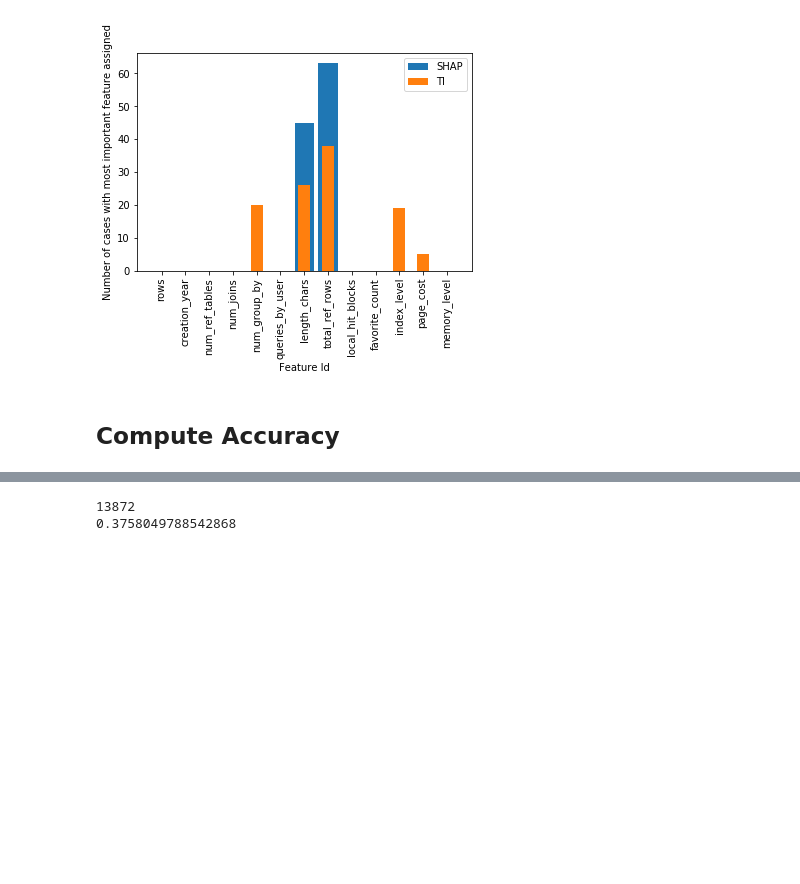
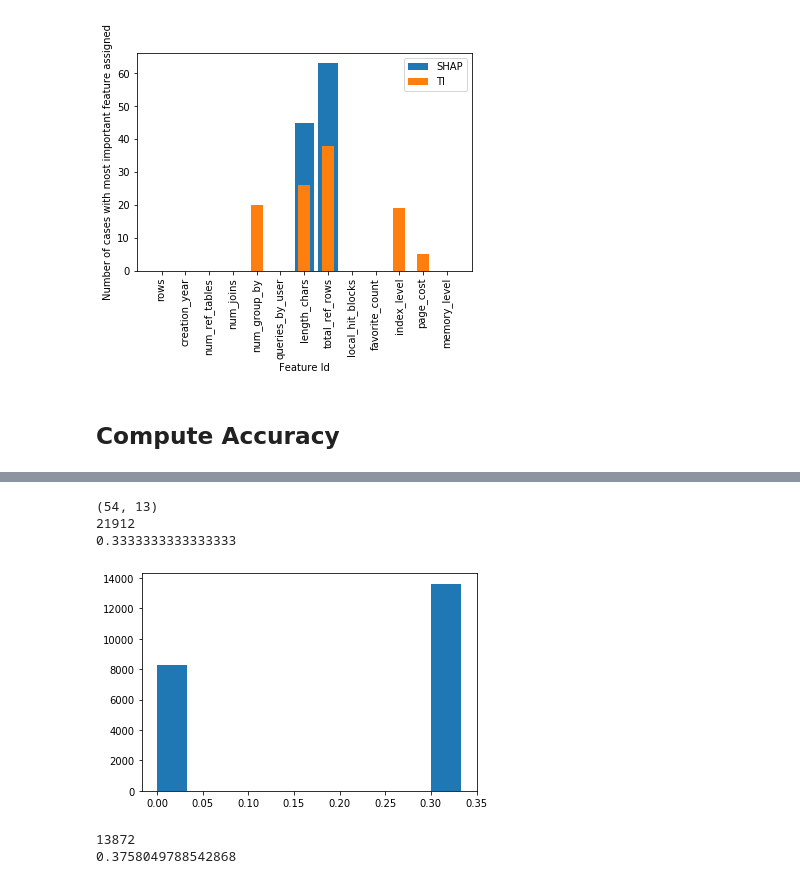
Before and after one commit to sharmapulkit/TreeInterpretability_AnomalyExplanation, a Jupyter notebook: shap/notebooks/Analyse_PostgreSQL.ipynb, the cells around one changed output, grey strips where cells are left out. Saved outputs shown, nothing was run; the diff lists cells and outputs as text; code cells hidden in the pictures; blank space fills up the shorter version.

```diff
--- a/shap/notebooks/Analyse_PostgreSQL.ipynb
+++ b/shap/notebooks/Analyse_PostgreSQL.ipynb
@@ -741,3 +995,15 @@ FileNotFoundError: [Errno 2] File ./../../../garage/diffInterpretations_template
+# %%
+print(len(scores))
+scores = np.array(scores)
+# score_hist = np.hist(scores)
+print(np.median(scores))
+plt.hist(scores)
+plt.show()
+# %% [output]
+(54, 13)
+21912
+0.3333333333333333
+[figure, added]
 # %%
 garage_diff = "./../../../garage/diffInterpretations_templates_randomBaseline/"
 garage_data = "./../../../garage/Subset/Test_subset/"
```
Also changed, not shown: parts of 8 cells of this notebook.
